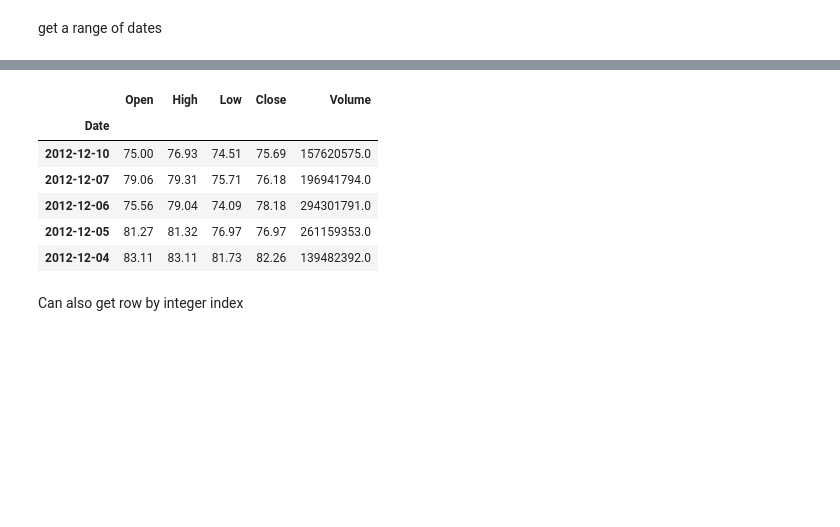
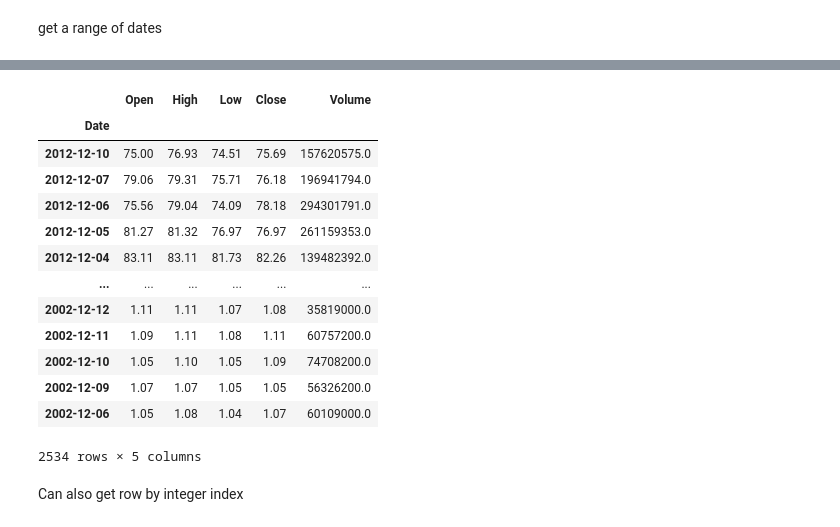
Before and after one commit to True-North-Intelligent-Algorithms/intro-to-data-analysis, a Jupyter notebook: docs/20_data_wrangling/25_Pandas.ipynb, the cells around one changed output, grey strips where cells are left out. Cells and saved outputs as stored; diff of their text form; code cells hidden in the pictures; blank space fills up the shorter version.

```diff
--- a/docs/20_data_wrangling/25_Pandas.ipynb
+++ b/docs/20_data_wrangling/25_Pandas.ipynb
@@ -132,13 +149,20 @@ get a range of dates
 # %%
-apple.loc['2012-12-4':'2012-12-10']
+apple.loc['2002-12-6':'2012-12-10']
 # %% [output]
 |  | Open | High | Low | Close | Volume |
 | Date |  |  |  |  |  |
 | 2012-12-10 | 75.00 | 76.93 | 74.51 | 75.69 | 157620575.0 |
 | 2012-12-07 | 79.06 | 79.31 | 75.71 | 76.18 | 196941794.0 |
 | 2012-12-06 | 75.56 | 79.04 | 74.09 | 78.18 | 294301791.0 |
 | 2012-12-05 | 81.27 | 81.32 | 76.97 | 76.97 | 261159353.0 |
 | 2012-12-04 | 83.11 | 83.11 | 81.73 | 82.26 | 139482392.0 |
+| ... | ... | ... | ... | ... | ... |
+| 2002-12-12 | 1.11 | 1.11 | 1.07 | 1.08 | 35819000.0 |
+| 2002-12-11 | 1.09 | 1.11 | 1.08 | 1.11 | 60757200.0 |
+| 2002-12-10 | 1.05 | 1.10 | 1.05 | 1.09 | 74708200.0 |
+| 2002-12-09 | 1.07 | 1.07 | 1.05 | 1.05 | 56326200.0 |
+| 2002-12-06 | 1.05 | 1.08 | 1.04 | 1.07 | 60109000.0 |
+2534 rows × 5 columns
 # %% [markdown]
 Can also get row by integer index
 # %%
```
Also changed, not shown: parts of 12 cells of this notebook, 11 other files.
